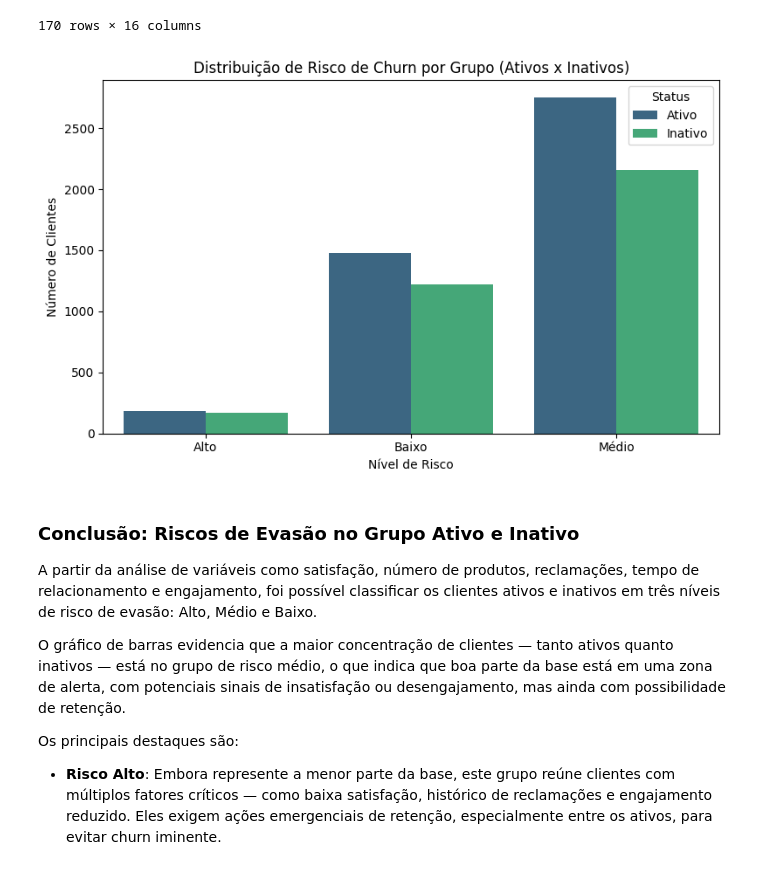
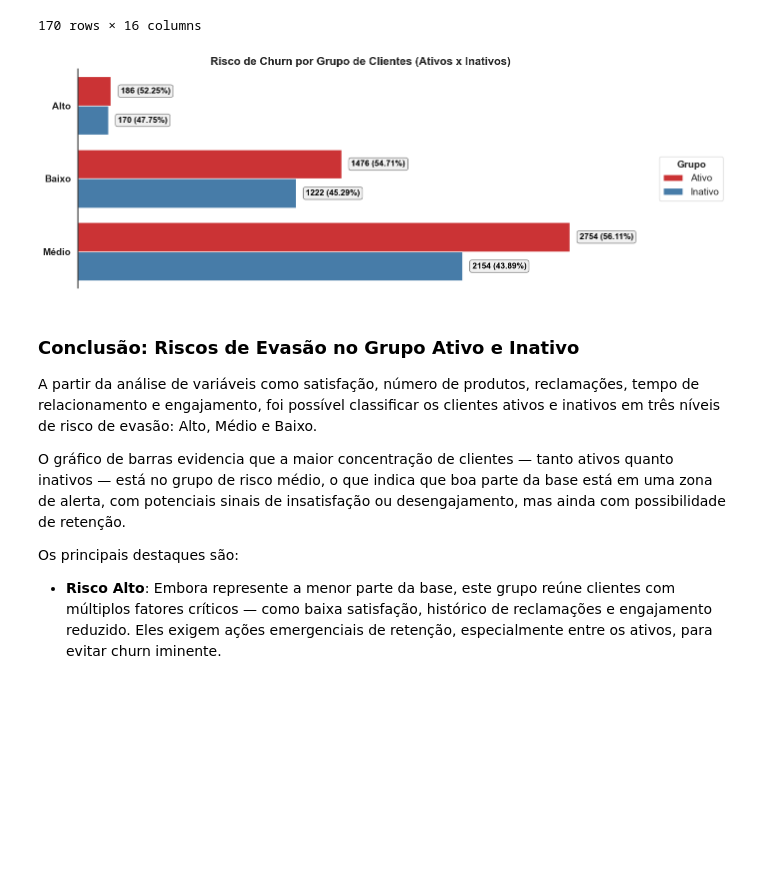
Before and after one commit to PedroCanhete/Analise-de-Credito, a Jupyter notebook: analiseCredito.ipynb, the cells around one changed output. Drawn from its saved outputs; the diff is of its cells as text; code cells hidden in the pictures; blank space fills up the shorter version.

```diff
--- a/analiseCredito.ipynb
+++ b/analiseCredito.ipynb
@@ -801,18 +868,70 @@ df_inativos['Status'] = 'Inativo'
 df_risco_total = pd.concat([df_ativos, df_inativos])
 
 # Contando os valores por grupo
-risco_counts = df_risco_total.groupby(['RiscoChurn', 'Status']).size().reset_index(name='Quantidade')
+contagem_risco = df_risco_total.groupby(['RiscoChurn', 'Status']).size().reset_index(name='Quantidade')
-# %%
-# A partir disso, vamos plotar nosso gráfico de barras
-plt.figure(figsize=(8, 5))
-sns.barplot(data=risco_counts, x='RiscoChurn', y='Quantidade', hue='Status', palette='viridis')
-plt.title('Distribuição de Risco de Churn por Grupo (Ativos x Inativos)')
-plt.xlabel('Nível de Risco')
-plt.ylabel('Número de Clientes')
-plt.tight_layout()
-plt.show()
-# %% [output]
-[figure, removed]
+# %%
+# A partir disso, vamos plotar nosso gráfico de barras
+plt.figure(figsize=(14, 5))
+ax = sns.barplot(data=contagem_risco, x='Quantidade', y='RiscoChurn', hue='Status')
+sns.set_palette(palette='Set1')
+
+#Título e eixos
+plt.title('Risco de Churn por Grupo de Clientes (Ativos x Inativos)', fontsize=16, fontweight='bold')
+plt.xlabel('')
+plt.ylabel('')
+ax.set_xticklabels('')
+ax.grid(False)
+
+
+#Ajuste Eixos
+max_val = contagem_risco['Quantidade'].max()
+ax.set_xlim(0, max_val * 1.15)
+
+for label in ax.get_yticklabels():
+    label.set_fontweight('bold')
+    label.set_fontsize(14)
+
+
+#Cálculo de percentual por grupo e anotações
+total = contagem_risco.groupby('RiscoChurn')['Quantidade'].sum()
+
+# Inserindo as anotações diretamente sobre as barras
+for bar in ax.patches:
+    width = bar.get_width()
+    y = bar.get_y() + bar.get_height() / 2
+
+    # Encontrando a linha correspondente na base original
+    for i, row in contagem_risco.iterrows():
+        if np.isclose(width, row['Quantidade']) and np.isclose(y, bar.get_y() + bar.get_height() / 2):
+            total_categoria = total[row['RiscoChurn']]
+            pct = (row['Quantidade'] / total_categoria) * 100
+            label = f'{row["Quantidade"]} ({pct:.2f}%)'
+            break
+    ax.text(
+        width + max_val * 0.02,
+        y,
+        label,
+        va='center', ha='left', color='black', fontsize=12, fontweight='bold',
+        bbox=dict(boxstyle='round, pad=0.3', facecolor='#F0F0F0', edgecolor='gray')
+    )
+
+for spine in ax.spines.values():
+    spine.set_visible(False)
+ax.spines['left'].set_visible(True)
+ax.spines['left'].set_color('black')
+
+plt.legend(
+    title='Grupo',
+    loc='center left',
+    bbox_to_anchor=(1.02, 0.5),
+    fontsize=14,
+    title_fontproperties={'size':14, 'weight': 'bold'}
+)
+
+plt.tight_layout()
+plt.show()
+# %% [output]
+[figure, added]
 # %% [markdown]
 ### Conclusão: Riscos de Evasão no Grupo Ativo e Inativo
 
```
Also changed, not shown: parts of 9 cells of this notebook.
